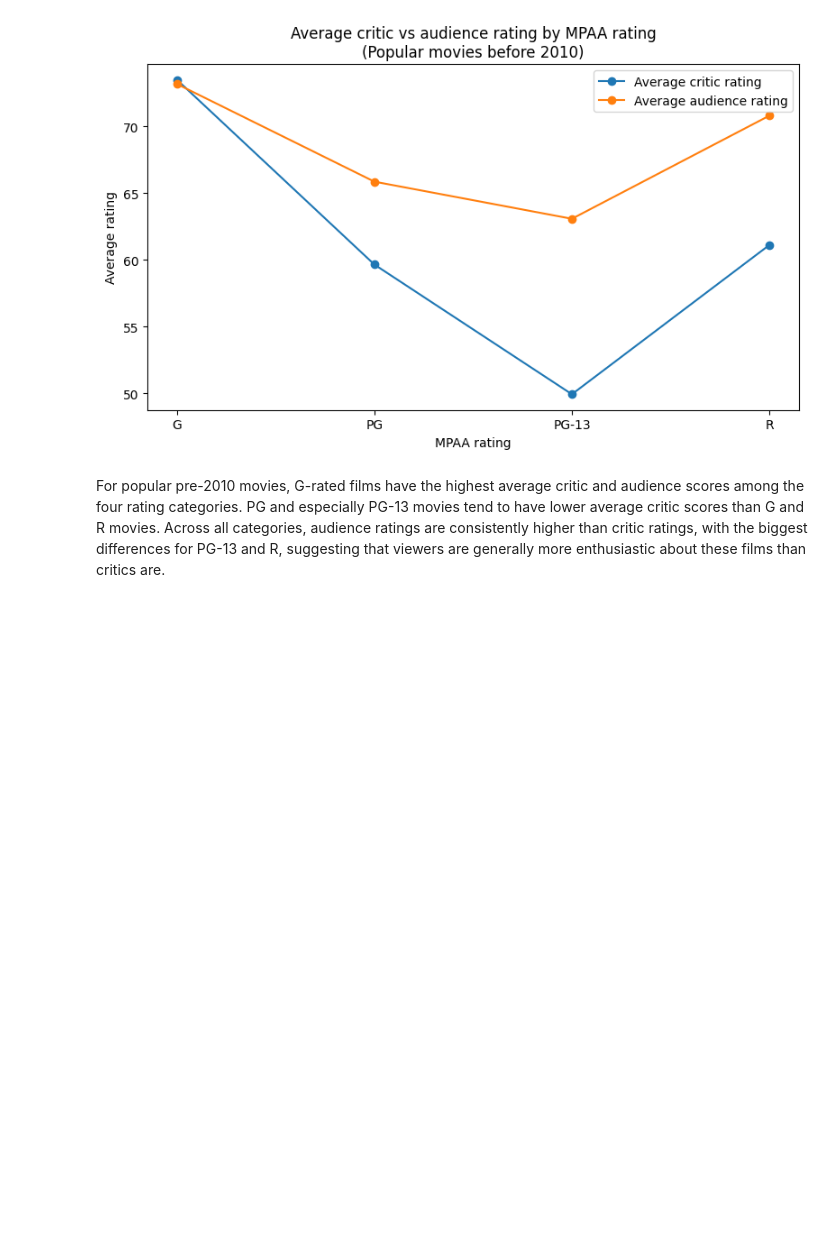
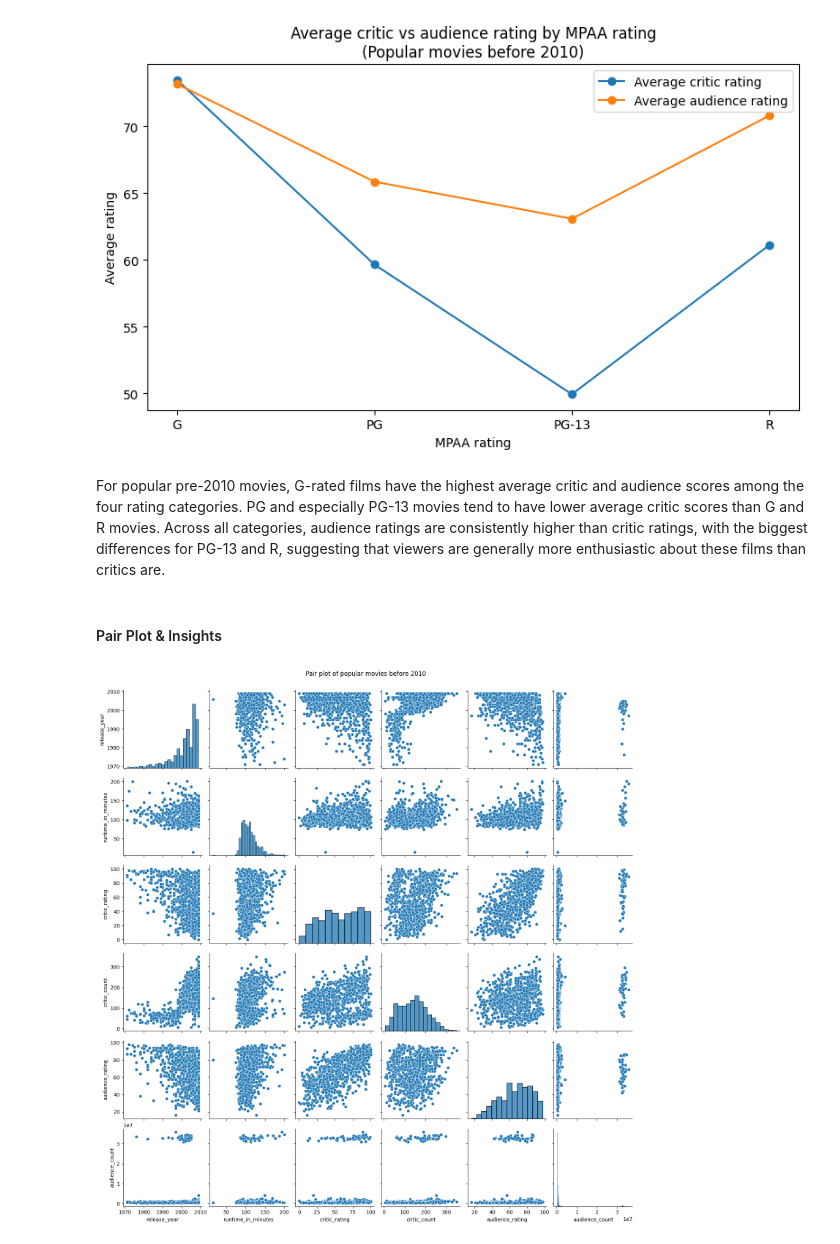
Before and after one commit to fayyyyyxy/movie-rating-prediction, a Jupyter notebook: src/cleaning_EDA/EDA_popmov2010.ipynb, the cells around one changed output. Cells and saved outputs as stored; diff of their text form; code cells hidden in the pictures; blank space fills up the shorter version.

```diff
--- a/src/cleaning_EDA/EDA_popmov2010.ipynb
+++ b/src/cleaning_EDA/EDA_popmov2010.ipynb
@@ -81,3 +81,23 @@ plt.show()
 [figure]
 # %% [markdown]
 For popular pre-2010 movies, G-rated films have the highest average critic and audience scores among the four rating categories. PG and especially PG-13 movies tend to have lower average critic scores than G and R movies. Across all categories, audience ratings are consistently higher than critic ratings, with the biggest differences for PG-13 and R, suggesting that viewers are generally more enthusiastic about these films than critics are.
+# %% [markdown]
+#### Pair Plot & Insights
+# %%
+import seaborn as sns
+import matplotlib.pyplot as plt
+
+num_cols = [
+    "release_year",
+    "runtime_in_minutes",
+    "critic_rating",
+    "critic_count",
+    "audience_rating",
+    "audience_count",
+]
+
+sns.pairplot(popmov[num_cols], diag_kind="hist")
+plt.suptitle("Pair plot of popular movies before 2010", y=1.02)
+plt.show()
+# %% [output]
+[figure, added]
```
Also changed, not shown: parts of 13 cells of this notebook.
